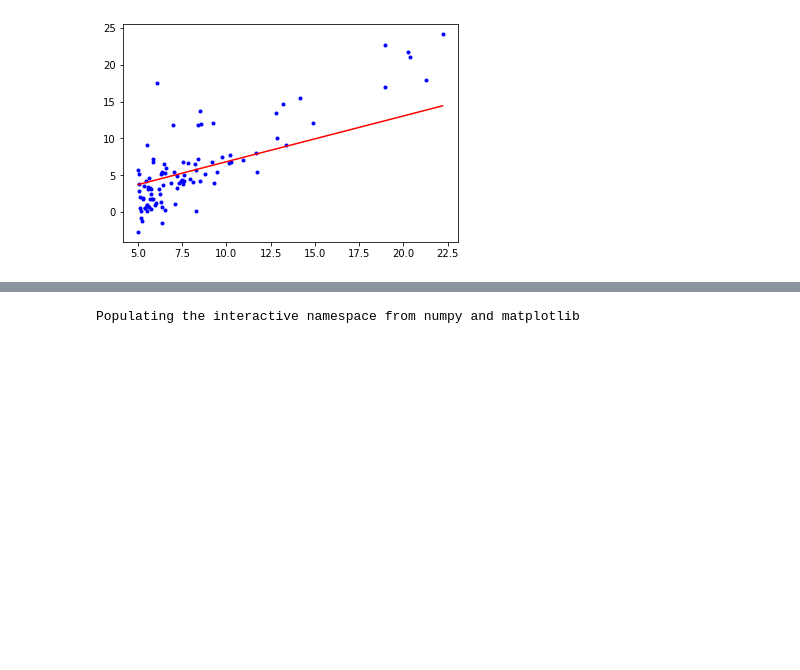
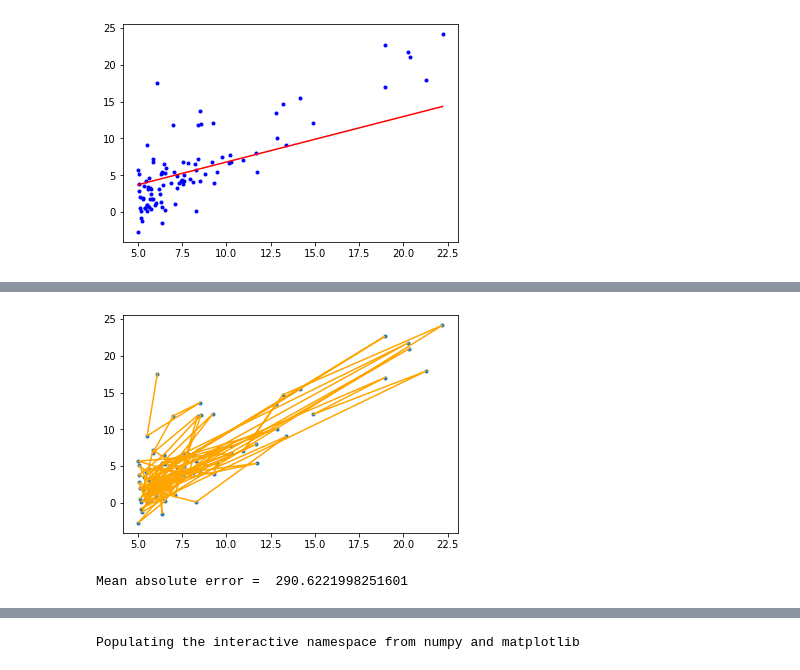
Before and after one commit to nikage/ds-and-ml-course, a Jupyter notebook: task1 2/linear_regression-task1-2.ipynb, the cells around one changed output, grey strips where cells are left out. Drawn from its saved outputs; the diff is of its cells as text; code cells hidden in the pictures; blank space fills up the shorter version.

```diff
--- a/task1 2/linear_regression-task1-2.ipynb
+++ b/task1 2/linear_regression-task1-2.ipynb
@@ -108,0 +239,13 @@ plt.plot(x, y_pred, '-r')
+# %%
+# predicting output for X_test
+y_pred = hypothesis(X, theta)
+plt.scatter(X, y, marker = '.')
+plt.plot(X, y, color = 'orange')
+plt.show()
+
+# calculating error in predictions
+error = np.sum(np.abs(y - y_pred) / y.shape[0])
+print("Mean absolute error = ", error)
+# %% [output]
+[figure, added]
+Mean absolute error =  290.6221998251601
```
Also changed, not shown: parts of 12 cells of this notebook.
